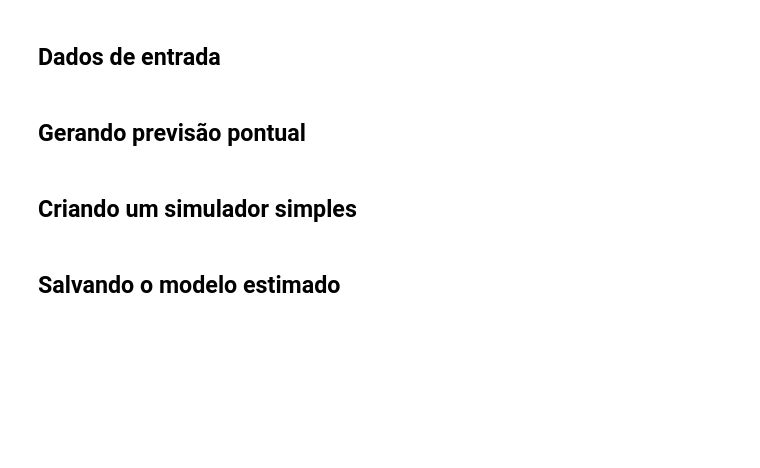
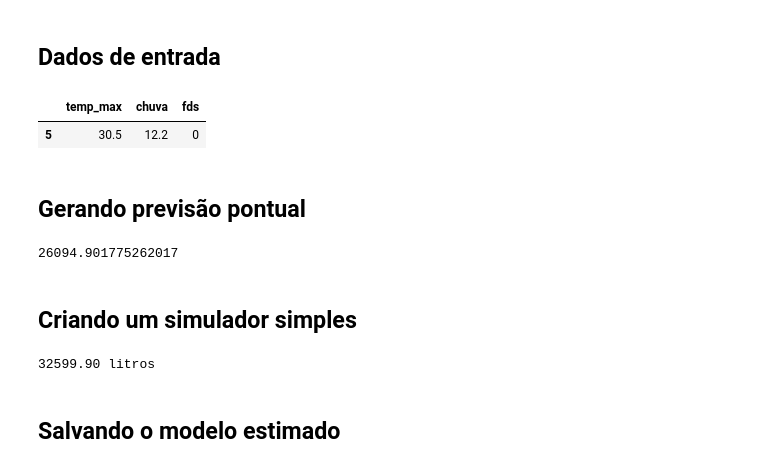
Before and after one commit to matheus6266/formacao_data_science, a Jupyter notebook: 04 - Regressão Linear/Projeto/Regressão Linear.ipynb, the cells around one changed output. Drawn from its saved outputs; the diff is of its cells as text; code cells hidden in the pictures; blank space fills up the shorter version.

Commit message:
Salvando e carregando modelos

```diff
--- a/04 - Regressão Linear/Projeto/Regressão Linear.ipynb
+++ b/04 - Regressão Linear/Projeto/Regressão Linear.ipynb
@@ -683,3 +683,8 @@ pd.DataFrame([EQM, REQM, R2], ["EQM", "REQM", "R^2"], columns = ["Métricas"])
 <hr style='border: 2px solid red;'>
 # %% [markdown]
 ## Dados de entrada
+# %%
+X_test[0:1]
+# %% [output]
+|  | temp_max | chuva | fds |
+| 5 | 30.5 | 12.2 | 0 |
@@ -686,7 +693,20 @@ pd.DataFrame([EQM, REQM, R2], ["EQM", "REQM", "R^2"], columns = ["Métricas"])
 # %% [markdown]
 ## Gerando previsão pontual
+# %%
+model.predict(entrada)[0]
+# %% [output]
+26094.901775262017
 # %% [markdown]
 ## Criando um simulador simples
+# %%
+temp_max = 40
+chuva = 12.2
+fds = 0
+entrada = [[temp_max, chuva, fds]]
+
+print("{0:.2f} litros".format(model.predict(entrada)[0]))
+# %% [output]
+32599.90 litros
 # %% [markdown]
 ## Salvando o modelo estimado
 # %% [markdown]
```
Also changed, not shown: parts of 3 cells of this notebook.
